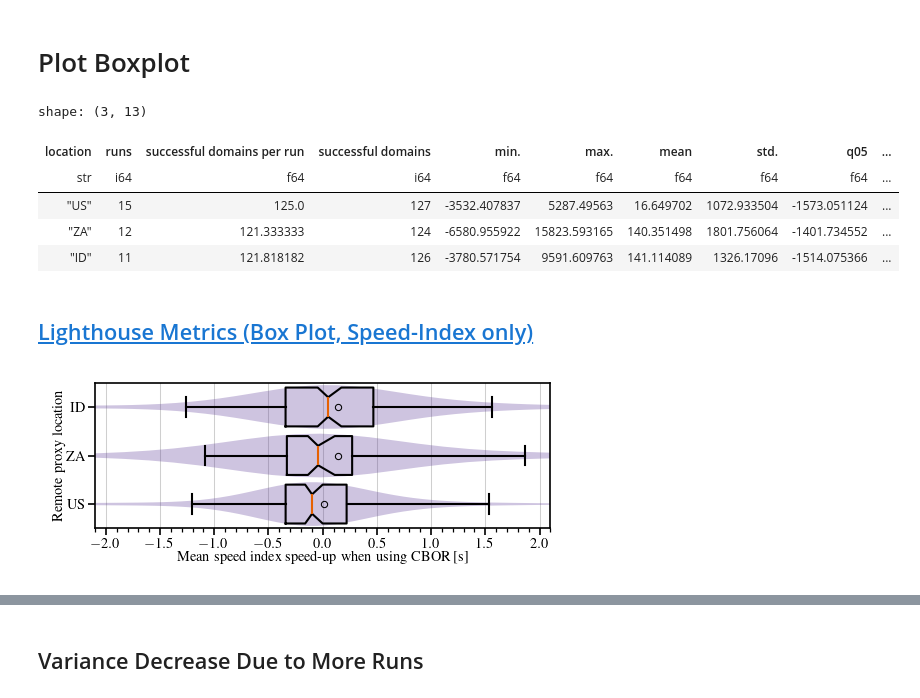
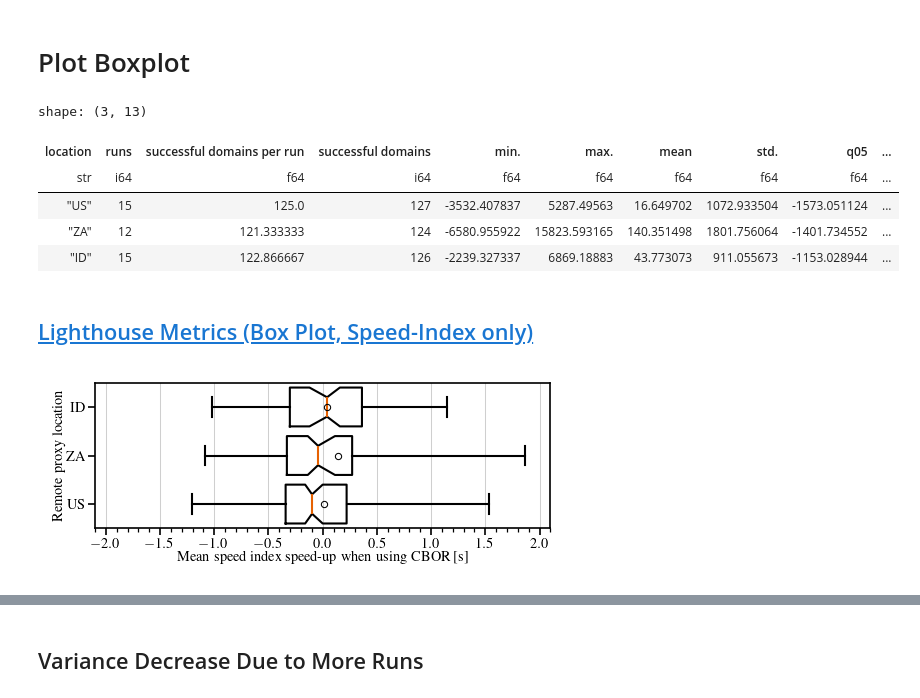
Before and after one commit to miri64/artifacts-tnsm26-cbor-dns-eval, a Jupyter notebook: 06_1evaluation.ipynb, the cells around one changed output, grey strips where cells are left out. Cells and saved outputs as stored; diff of their text form; code cells hidden in the pictures.

```diff
--- a/06_1evaluation.ipynb
+++ b/06_1evaluation.ipynb
@@ -277,19 +277,19 @@ stats = polars.DataFrame(
 
 display(stats)
 
-vlp = ax.violinplot(
-    [
-        speed_index.filter(polars.col(l).is_not_null())[l].to_numpy()
-        for l in LOCATIONS_SORTED
-    ],
-    positions=range(len(LOCATIONS_SORTED)),
-    vert=False,
-    showmeans=False,
-    showextrema=False,
-    widths=0.9,
-)
-for body in vlp["bodies"]:
-    body.set_facecolor("#5e3c99")
+# vlp = ax.violinplot(
+#     [
+#         speed_index.filter(polars.col(l).is_not_null())[l].to_numpy()
+#         for l in LOCATIONS_SORTED
+#     ],
+#     positions=range(len(LOCATIONS_SORTED)),
+#     vert=False,
+#     showmeans=False,
+#     showextrema=False,
+#     widths=0.9,
+# )
+# for body in vlp["bodies"]:
+#     body.set_facecolor("#5e3c99")
 ax.boxplot(
     [
         speed_index.filter(polars.col(l).is_not_null())[l].to_numpy()
@@ -306,35 +306,35 @@ ax.boxplot(
     bootstrap=10000,
     vert=False,
 )
 ax.set_axisbelow(True)
 ax.grid(axis="x")
 ax.set_xlabel(f"Mean speed index speed-up when using CBOR [s]")
 ax.set_xlim(-2100, 2100)
 ax.set_xticks(numpy.arange(-2000, 2200, 500))
 ax.set_xticks(numpy.arange(-2100, 2200, 100), minor=True)
 ax.xaxis.set_major_formatter(matplotlib.ticker.FuncFormatter(lambda y, pos: f"${y / 1000.0:.1f}$"))
 
 ax.set_ylim(-0.5, 2.5)
 ax.set_ylabel(f"Remote proxy location")
 ax.set_yticks(range(len(LOCATIONS_SORTED)), [LOCATIONS[l] for l in LOCATIONS_SORTED])
 
 filepath = EVALUATION_DIR / "plots" / "lighthouse-box-speed-index.pdf"
 display(
     Markdown(
         f"## [Lighthouse Metrics (Box Plot, Speed-Index only)]({str(filepath.relative_to(pathlib.Path.cwd()))})"
     )
 )
 matplotlib.pyplot.savefig(filepath, bbox_inches="tight", pad_inches=0.01)
 matplotlib.pyplot.show()
 # %% [output]
 shape: (3, 13)
 | location | runs | successful domains per run | successful domains | min. | max. | mean | std. | q05 | ... |
 | str | i64 | f64 | i64 | f64 | f64 | f64 | f64 | f64 | ... |
 | "US" | 15 | 125.0 | 127 | -3532.407837 | 5287.49563 | 16.649702 | 1072.933504 | -1573.051124 | ... |
 | "ZA" | 12 | 121.333333 | 124 | -6580.955922 | 15823.593165 | 140.351498 | 1801.756064 | -1401.734552 | ... |
-| "ID" | 11 | 121.818182 | 126 | -3780.571754 | 9591.609763 | 141.114089 | 1326.17096 | -1514.075366 | ... |
+| "ID" | 15 | 122.866667 | 126 | -2239.327337 | 6869.18883 | 43.773073 | 911.055673 | -1153.028944 | ... |
 ## [Lighthouse Metrics (Box Plot, Speed-Index only)](06_1evaluation/plots/lighthouse-box-speed-index.pdf)
-[figure, old version]
+[figure, new version]
 # %%
 matplotlib.style.use(pathlib.Path.cwd() / "mlenders_column_ieeetran.mplstyle")
 matplotlib.rcParams["figure.figsize"] = (
```
Also changed, not shown: parts of 9 cells of this notebook.
